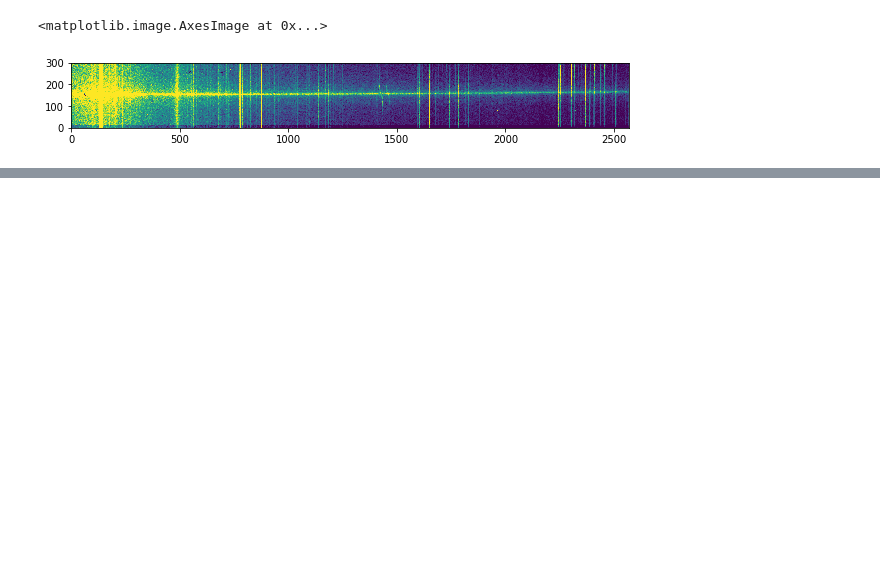
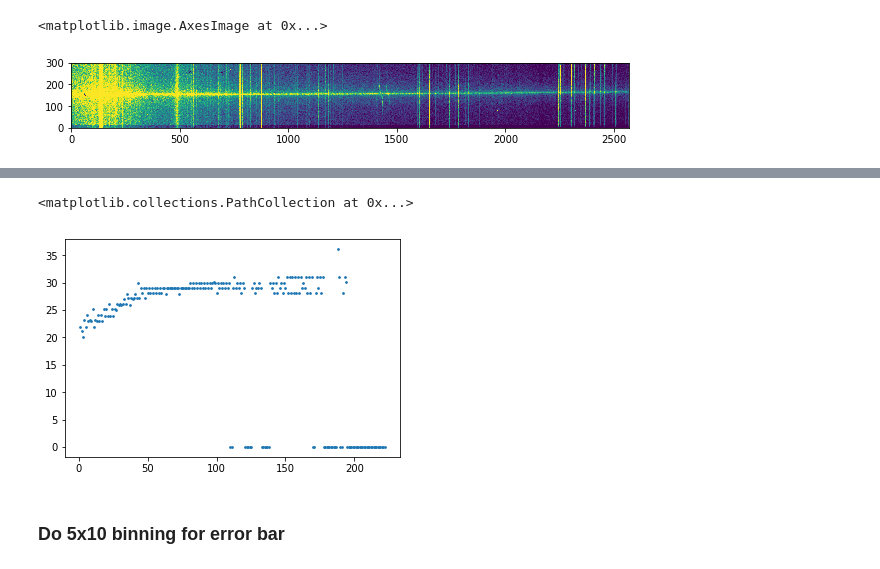
Before and after one commit to PengpeiZhu/ASTR136, a Jupyter notebook: dark_matter_data_handle.ipynb, the cells around one changed output, grey strips where cells are left out. Cells and saved outputs as stored; diff of their text form; code cells hidden in the pictures; blank space fills up the shorter version.

```diff
--- a/dark_matter_data_handle.ipynb
+++ b/dark_matter_data_handle.ipynb
@@ -467,0 +446,32 @@ print(ICerr)
+# %%
+def reject_outlier(L,n=3):
+    new_list = []
+    for i in range(len(L)):
+        if np.std(L[i-1:i+1])>=n:
+            j = sum(L[i+1:i-1])/2
+            new_list.append(j)
+        else:
+            new_list.append(L[i])
+    return new_list
+
+def zero_elm(L):
+    new_list = []
+    for i in range(len(L)):
+        if L[i] == 0:
+            j = np.mean(L)
+            new_list.append(j)
+        else:
+            new_list.append(L[i])
+    return new_list
+
+
+ICWL = reject_outlier(ICWL)
+# %%
+#the graph shows the value of outed points became zero
+len(ICWL)
+plt.scatter(np.linspace(1,222,222),ICWL,s=3)
+# %% [output]
+<matplotlib.collections.PathCollection at 0x...>
+[figure, added]
+# %% [markdown]
+### Do 5x10 binning for error bar
```
Also changed, not shown: parts of 26 cells of this notebook.
